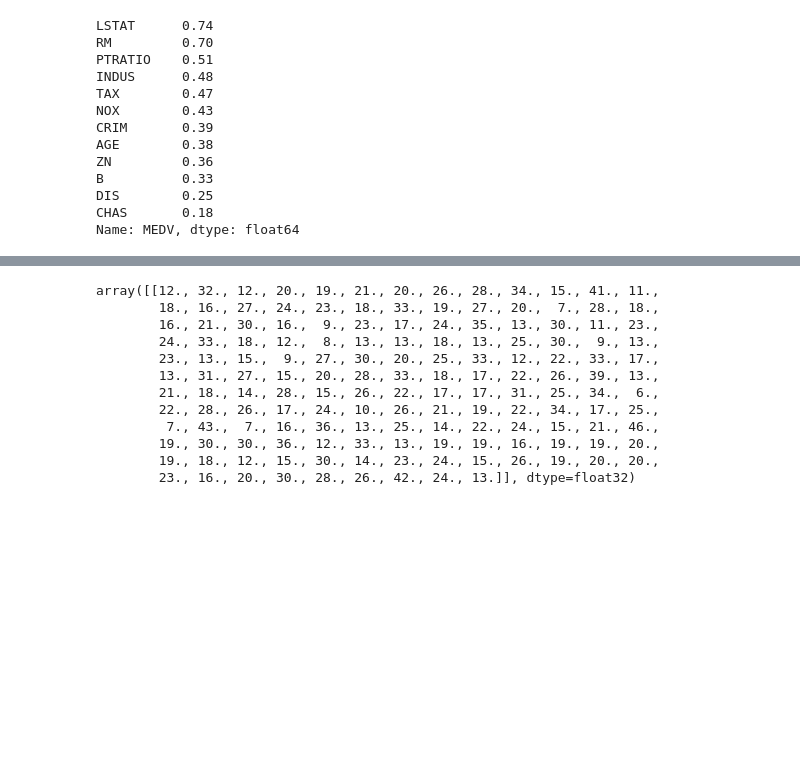
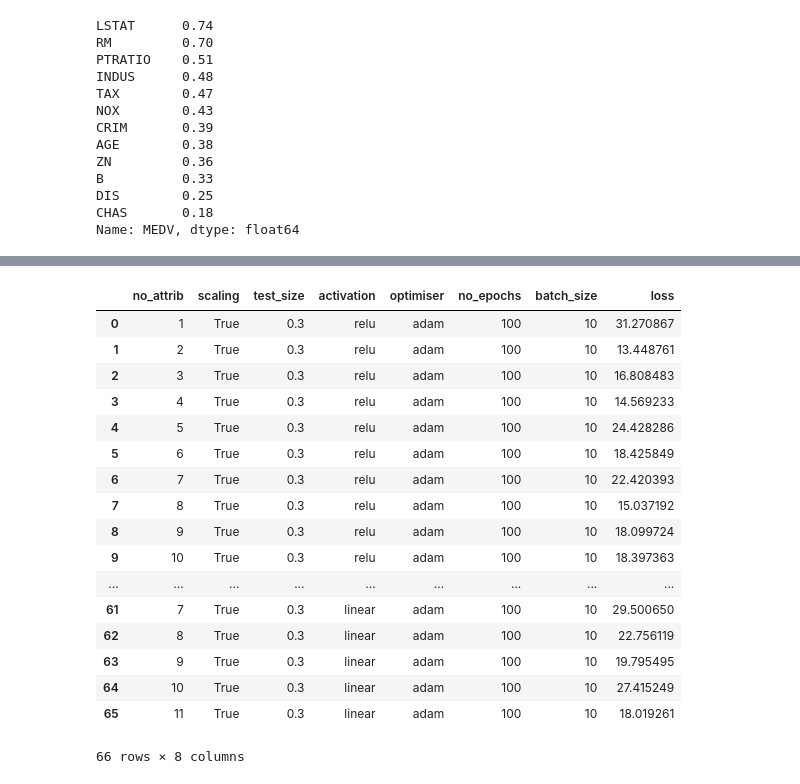
Before and after one commit to YBrady/02-MLS-Project, a Jupyter notebook: Predict.ipynb, the cells around one changed output, grey strips where cells are left out. Saved outputs shown, nothing was run; the diff lists cells and outputs as text; code cells hidden in the pictures; blank space fills up the shorter version.

```diff
--- a/Predict.ipynb
+++ b/Predict.ipynb
@@ -166,5 +148,9 @@ results= []
 # %%
 # Parameterise everything
+
+# Do you want to create and test all the models?
+# If yes, set the following to true, if no, leave at false and data from previous run will be read into dataframe
+yesCreateModels = False
 
 # No of variables to include in predictions
 noParams = 4
@@ -174,23 +160,33 @@ testSize = 0.3
 
 # All the activations
 acts = ["relu", "tanh", "sigmoid", "exponential", "elu", "linear"]
-act = acts[5]
+#act = acts[5]
 
 # Optimisers
 opts= ["sgd", "adam", "nadam"]
 opt = opts[1]
 
+# model trial settings
 noEpoch= 100
 batchSize = 10
 
+# Whether the data should be scaled or not
 scaling = True
 
-for noParams in range(1,12):
-    x = getInputs(noParams)
-    if scaling  == True:
-        x_scaled = scaleDS(x)
-    else:
-        x_scaled = x
-    splitDS(x_scaled)
-    m = createModel(act, opt)
-    results.append([noParams, scaling, testSize, act, opt, noEpoch, batchSize, doModel(m, noEpoch, batchSize)])
+if yesCreateModels == True:
+    # Check for increasing no of attributes and all activations
+    for act in acts:
+        for noParams in range(1,12):
+            # Create your inputs
+            x = getInputs(noParams)
+            # Scale if it is called for
+            if scaling  == True:
+                x_scaled = scaleDS(x)
+            else:
+                x_scaled = x
+            # Split into training and testing data
+            splitDS(x_scaled)
+            # Create the model based on the paramters supplied
+            m = createModel(act, opt)
+            # Append the settings and final loss results after fitting and evaluating the model to the results file
+            results.append([noParams, scaling, testSize, act, opt, noEpoch, batchSize, doModel(m, noEpoch, batchSize)])
@@ -235,16 +192,0 @@ results
-# %%
-# Check to see how we do on test
-m.predict(x_test).round().T
-# %% [output]
-array([[12., 32., 12., 20., 19., 21., 20., 26., 28., 34., 15., 41., 11.,
-        18., 16., 27., 24., 23., 18., 33., 19., 27., 20.,  7., 28., 18.,
-        16., 21., 30., 16.,  9., 23., 17., 24., 35., 13., 30., 11., 23.,
-        24., 33., 18., 12.,  8., 13., 13., 18., 13., 25., 30.,  9., 13.,
-        23., 13., 15.,  9., 27., 30., 20., 25., 33., 12., 22., 33., 17.,
-        13., 31., 27., 15., 20., 28., 33., 18., 17., 22., 26., 39., 13.,
-        21., 18., 14., 28., 15., 26., 22., 17., 17., 31., 25., 34.,  6.,
-        22., 28., 26., 17., 24., 10., 26., 21., 19., 22., 34., 17., 25.,
-         7., 43.,  7., 16., 36., 13., 25., 14., 22., 24., 15., 21., 46.,
-        19., 30., 30., 36., 12., 33., 13., 19., 19., 16., 19., 19., 20.,
-        19., 18., 12., 15., 30., 14., 23., 24., 15., 26., 19., 20., 20.,
-        23., 16., 20., 30., 28., 26., 42., 24., 13.]], dtype=float32)
@@ -256,0 +193,29 @@ m.evaluate(x_test, y_test)
+# %%
+# Transfer all the data to a dataframe
+if yesCreateModels == True:
+    # Create a dataframe with the results and save it to a csv file if you don't want to go through the model generation in future
+    columns = ["no_attrib", "scaling", "test_size", "activation", "optimiser", "no_epochs", "batch_size", "loss"]
+    df = pd.DataFrame(results, columns=columns)
+    df.to_csv (r'data\results.csv', index = None, header=True)
+else:
+    # If you didn't want to do the generation, read the csv file already prepared
+    df = pd.read_csv(r'data\results.csv')
+# %% [output]
+|  | no_attrib | scaling | test_size | activation | optimiser | no_epochs | batch_size | loss |
+| 0 | 1 | True | 0.3 | relu | adam | 100 | 10 | 31.270867 |
+| 1 | 2 | True | 0.3 | relu | adam | 100 | 10 | 13.448761 |
+| 2 | 3 | True | 0.3 | relu | adam | 100 | 10 | 16.808483 |
+| 3 | 4 | True | 0.3 | relu | adam | 100 | 10 | 14.569233 |
+| 4 | 5 | True | 0.3 | relu | adam | 100 | 10 | 24.428286 |
+| 5 | 6 | True | 0.3 | relu | adam | 100 | 10 | 18.425849 |
+| 6 | 7 | True | 0.3 | relu | adam | 100 | 10 | 22.420393 |
+| 7 | 8 | True | 0.3 | relu | adam | 100 | 10 | 15.037192 |
+| 8 | 9 | True | 0.3 | relu | adam | 100 | 10 | 18.099724 |
+| 9 | 10 | True | 0.3 | relu | adam | 100 | 10 | 18.397363 |
+| ... | ... | ... | ... | ... | ... | ... | ... | ... |
+| 61 | 7 | True | 0.3 | linear | adam | 100 | 10 | 29.500650 |
+| 62 | 8 | True | 0.3 | linear | adam | 100 | 10 | 22.756119 |
+| 63 | 9 | True | 0.3 | linear | adam | 100 | 10 | 19.795495 |
+| 64 | 10 | True | 0.3 | linear | adam | 100 | 10 | 27.415249 |
+| 65 | 11 | True | 0.3 | linear | adam | 100 | 10 | 18.019261 |
+66 rows × 8 columns
```
Also changed, not shown: parts of 9 cells of this notebook, 1 other file.
